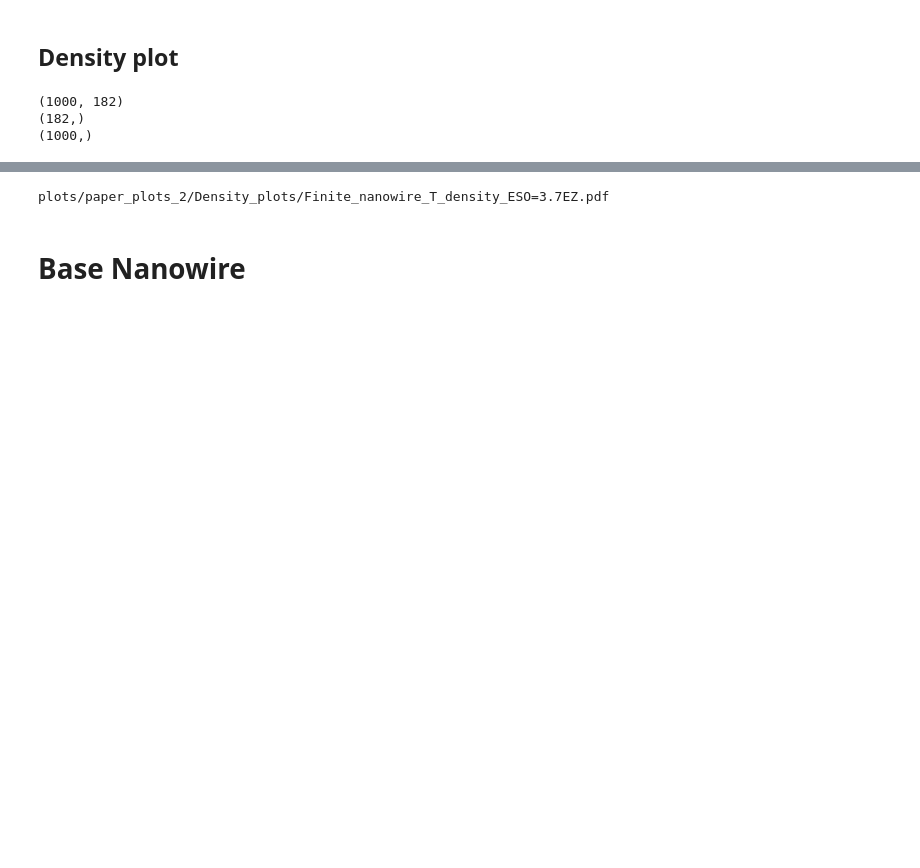
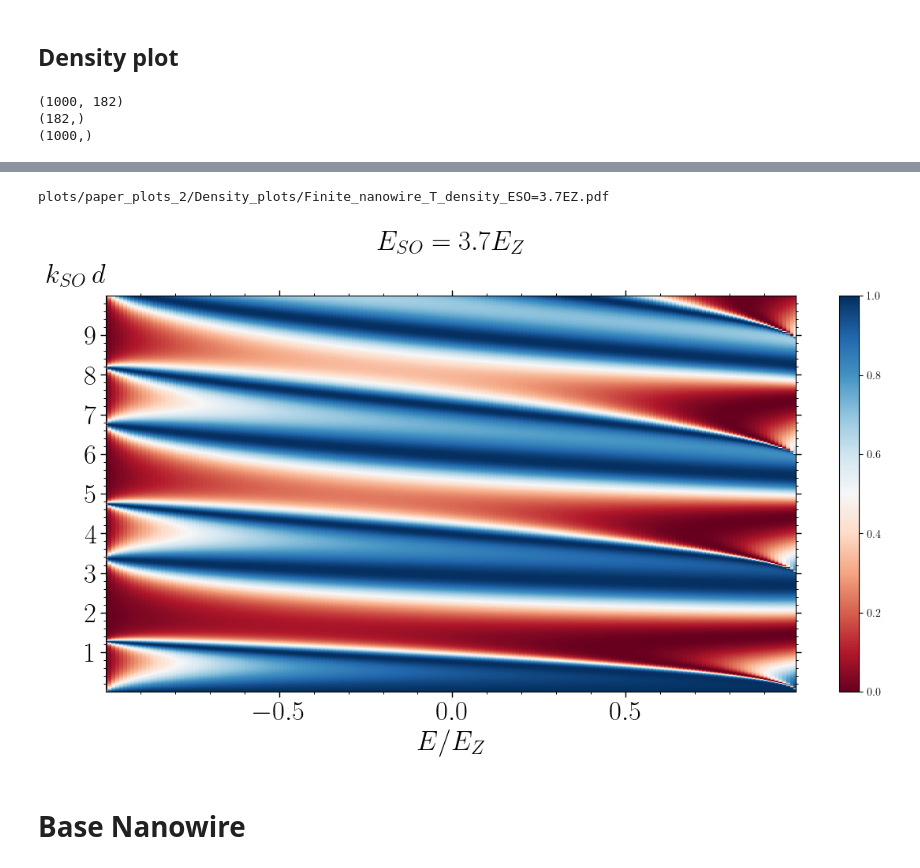
Before and after one commit to LeonGogin/RachbaJunction, a Jupyter notebook: Finite Nanowire (Test).ipynb, the cells around one changed output, grey strips where cells are left out. Saved outputs shown, nothing was run; the diff lists cells and outputs as text; code cells hidden in the pictures; blank space fills up the shorter version.

```diff
--- a/Finite Nanowire (Test).ipynb
+++ b/Finite Nanowire (Test).ipynb
@@ -405,14 +237,14 @@ plt.show()
 # %% [markdown]
 ## Potential well removed
 # %%
-class RashbaJunction_WithoutWell(RashbaJunction2):
+class RashbaJunction_WithoutWell(RashbaJunction):
     def __init__(self, *arg, **kwarg):
         super().__init__(*arg, **kwarg)
         self.conter_barier = 1
 
 
     def get_boundary_matrix(self, x, E, v=False):
-        if self.E_so != 0:
+        if self.delegate.E_so != 0:
             res = super().get_boundary_matrix(x, E - self.conter_barier, v)
         else:
             res = super().get_boundary_matrix(x, E, v)
@@ -696,20 +528,12 @@ Eso_profile = [0, alp_r, 0]
 
 x_profile = [-1, 1]
 
-junction = RashbaJunction2([x_profile, Eso_profile])
+junction = RashbaJunction([x_profile, Eso_profile])
 
-
+@error_decorator
 def g(ee, par):
     junction.interface = [0, par / np.sqrt(np.abs(alp_r))]
-#     junction[1] = par[1]
     S = junction.get_scattering_matrix(ee)
-
-#     junction.interface = [0, np.pi*np.sqrt(ee/E_l)]
-#     S = junction.get_scattering_matrix(par/ee)
-
-#     junction[0] = ee
-#     junction[2] = -ee
-#     S = junction.get_scattering_matrix(0)
 
     if not S.is_unitary:
         print(f"not unitary matrix length: {ee}, E_so: {par}")
@@ -733,21 +557,15 @@ total_res = np.array(total_res, dtype = np.float64)
 print(total_res.shape)
 print(x.shape)
 print(y.shape)
-
-# SAVE = True
-SAVE = False
 # %% [output]
 (1000, 182)
 (182,)
 (1000,)
 # %%
-
-reload(plt)
 %matplotlib notebook
 %matplotlib notebook
-import matplotlib.pyplot as plt
+
 plt.rcParams['text.usetex'] = True
-
 
 fig, axs = plt.subplots(1,
                         figsize=(12, 7),
@@ -760,13 +578,6 @@ z_min, z_max = total_res.min(), total_res.max()
 c = axs.pcolormesh(x, y, total_res, cmap='RdBu', vmin=0, vmax=1, shading='auto')
 
 axs.axis([x.min(), x.max(), y.min(), y.max()])
-
-# c1 = axs[1].pcolormesh(x, y, total_res, cmap='RdBu', vmin=0, vmax=1, shading='auto')
-# axs[1].axis([-.05, .05, y.min(), y.max()])
-
-# axs.plot(x, np.full(len(x), 0.0631588608375565))
-
-
 
 axs.set_xlabel(r"$E/E_Z$", fontdict=font)
 axs.set_ylabel(r"$k_{SO}\, d$", loc = 'top', rotation=0, fontdict=font)
@@ -784,18 +595,19 @@ adjuct_Tick(np.array([axs]), x_magior=x_magior,
                     y_magior=y_magior,
                     y_minor=y_minor,
                     size =font["size"])
-fig.colorbar(c1, ax=axs)
+fig.colorbar(c, ax=axs)
 
 plt.title(r"$E_{SO} = "+f"{alp_r}"r"E_Z$",
               fontsize = 25, x=0.5, y=1.1)
 
-SAVE = True
-# SAVE = False
+# SAVE = True
+SAVE = False
+save_path = BASE_PATH+"Density_plots/"+f"Finite_nanowire_T_density_ESO={alp_r}EZ.pdf"
+print(save_path)
+
 if SAVE:
-    print(BASE_PATH+"Density_plots/"+f"Finite_nanowire_T_density_ESO={alp_r}EZ.pdf")
-    plt.savefig(BASE_PATH+"Density_plots/"+f"Finite_nanowire_T_density_ESO={alp_r}EZ.pdf",
+    plt.savefig(save_path,
             transparent = False,
             bbox_inches='tight')
 plt.show()
-#6.88
 # %% [output]
@@ -804,4 +614,5 @@ plt.show()
 plots/paper_plots_2/Density_plots/Finite_nanowire_T_density_ESO=3.7EZ.pdf
+[figure, added]
 # %% [markdown]
 # Base Nanowire
 # %%
```
Also changed, not shown: parts of 21 cells of this notebook, 1 other file.
